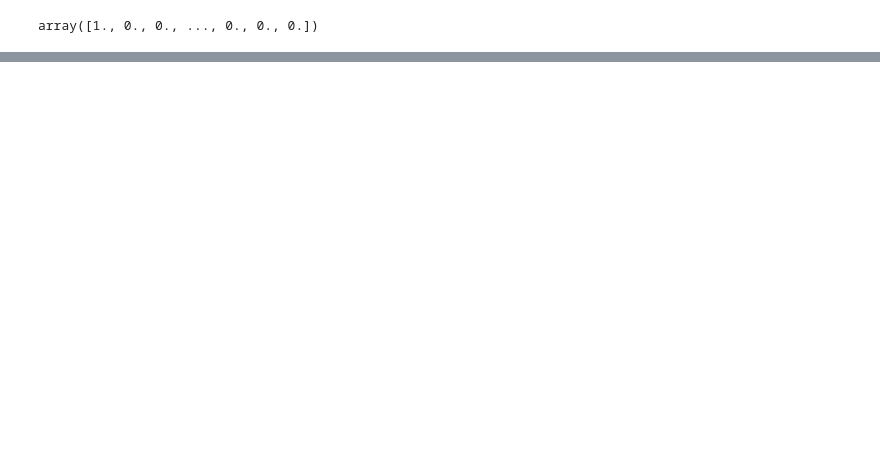
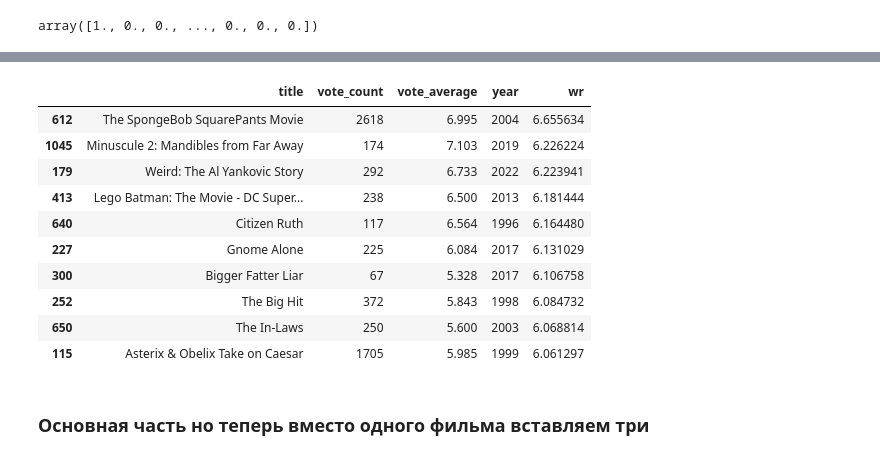
Before and after one commit to Joktun/Film-Reccomendation-System, a Jupyter notebook: reccom.ipynb, the cells around one changed output, grey strips where cells are left out. Cells and saved outputs as stored; diff of their text form; code cells hidden in the pictures; blank space fills up the shorter version.

```diff
--- a/reccom.ipynb
+++ b/reccom.ipynb
@@ -154,0 +275,5 @@ Name: title, dtype: object
+# %%
+def weighted_rating(x):
+    v = x['vote_count']
+    R = x['vote_average']
+    return (v/(v+m) * R) + (m/(m+v) * C)
@@ -154,0 +284,47 @@ Name: title, dtype: object
+# %%
+df_first['year'] = pd.to_datetime(df_first['release_date'], errors='coerce').apply(lambda x: str(x).split('-')[0] if x != np.nan else np.nan)
+# %%
+def improved_recommendations(title):
+    idx = indices[title]
+    sim_scores = list(enumerate(cosine_sim[idx]))
+    sim_scores = sorted(sim_scores, key=lambda x: x[1], reverse=True)
+    sim_scores = sim_scores[1:26]
+    movie_indices = [i[0] for i in sim_scores]
+
+    movies = df_first.iloc[movie_indices][['title', 'vote_count', 'vote_average', 'year']]
+
+    vote_counts = movies[movies['vote_count'].notnull()]['vote_count'].astype('int')
+    vote_averages = movies[movies['vote_average'].notnull()]['vote_average'].astype('float')
+
+    C = vote_averages.mean()
+    m = vote_counts.quantile(0.60)
+
+    qualified = movies[
+        (movies['vote_count'] >= m) &
+        (movies['vote_count'].notnull()) &
+        (movies['vote_average'].notnull())
+    ].copy()
+
+    qualified['vote_count'] = qualified['vote_count'].astype('int')
+    qualified['vote_average'] = qualified['vote_average'].astype('float')
+
+    qualified['wr'] = qualified.apply(weighted_rating, axis=1)
+
+    qualified = qualified.sort_values('wr', ascending=False).head(10)
+    return qualified
+# %%
+improved_recommendations('Godzilla vs. Kong')
+# %% [output]
+|  | title | vote_count | vote_average | year | wr |
+| 612 | The SpongeBob SquarePants Movie | 2618 | 6.995 | 2004 | 6.655634 |
+| 1045 | Minuscule 2: Mandibles from Far Away | 174 | 7.103 | 2019 | 6.226224 |
+| 179 | Weird: The Al Yankovic Story | 292 | 6.733 | 2022 | 6.223941 |
+| 413 | Lego Batman: The Movie - DC Super... | 238 | 6.500 | 2013 | 6.181444 |
+| 640 | Citizen Ruth | 117 | 6.564 | 1996 | 6.164480 |
+| 227 | Gnome Alone | 225 | 6.084 | 2017 | 6.131029 |
+| 300 | Bigger Fatter Liar | 67 | 5.328 | 2017 | 6.106758 |
+| 252 | The Big Hit | 372 | 5.843 | 1998 | 6.084732 |
+| 650 | The In-Laws | 250 | 5.600 | 2003 | 6.068814 |
+| 115 | Asterix & Obelix Take on Caesar | 1705 | 5.985 | 1999 | 6.061297 |
+# %% [markdown]
+### Основная часть но теперь вместо одного фильма вставляем три
```
Also changed, not shown: parts of 37 cells of this notebook.
